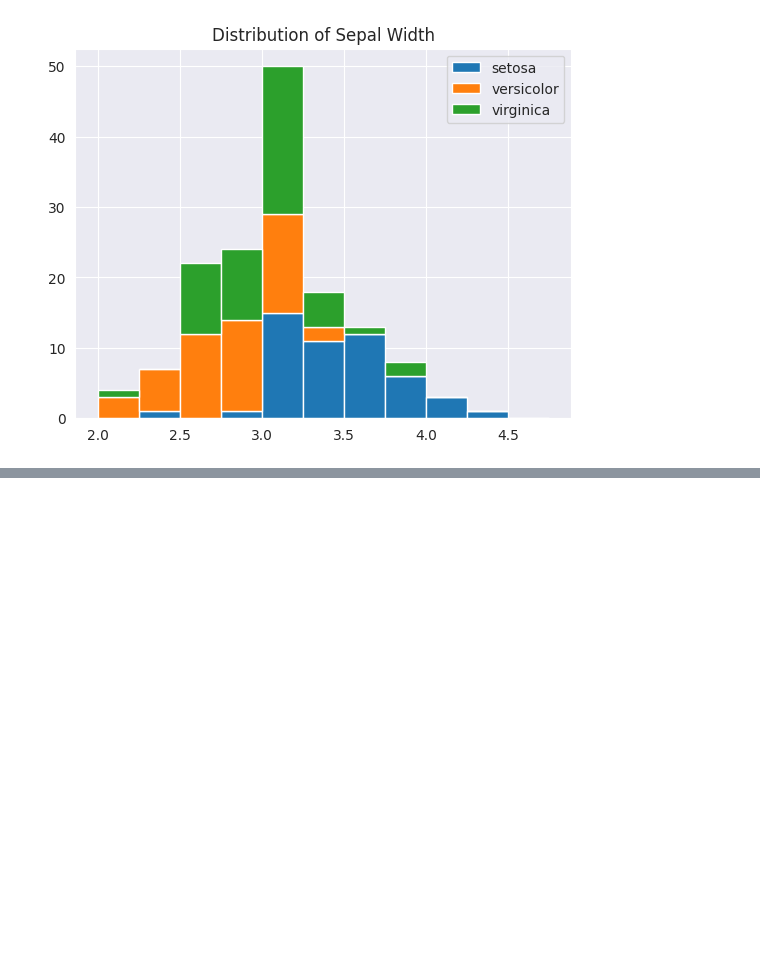
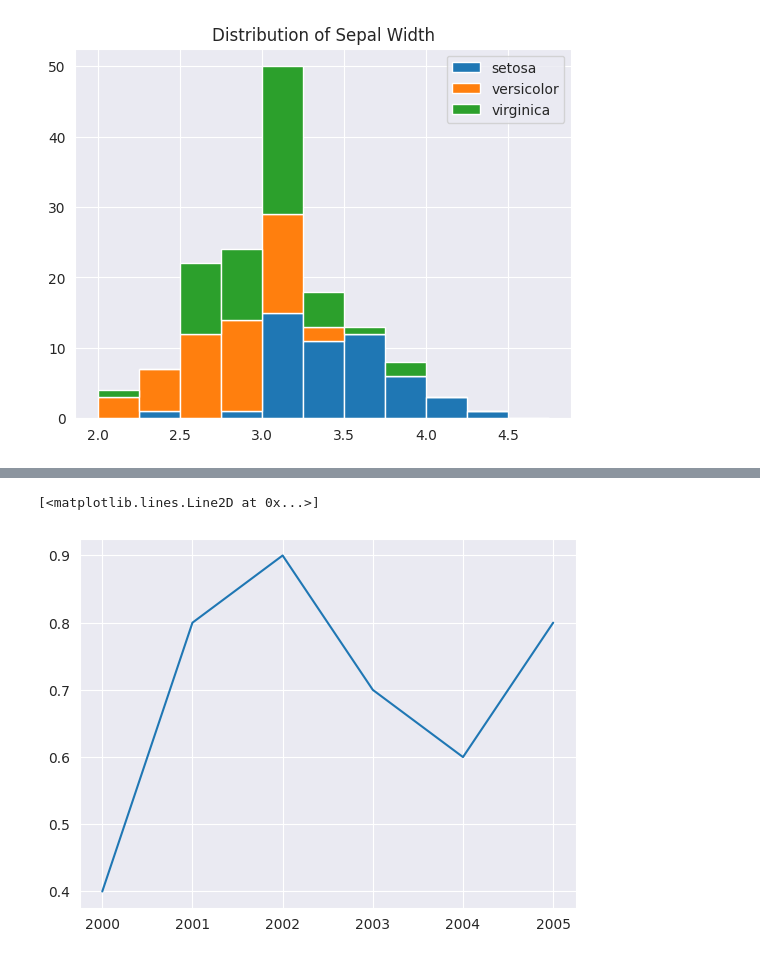
Before and after one commit to paras2003gupta/Machine_learning_google_colab, a Jupyter notebook: Jovian3(MatPlotLib+Seaborn).ipynb, the cells around one changed output, grey strips where cells are left out. Saved outputs shown, nothing was run; the diff lists cells and outputs as text; code cells hidden in the pictures; blank space fills up the shorter version.

```diff
--- a/Jovian3(MatPlotLib+Seaborn).ipynb
+++ b/Jovian3(MatPlotLib+Seaborn).ipynb
@@ -260,0 +264,8 @@ plt.legend(['setosa','versicolor','virginica'])
+# %%
+years = range(2000,2006)
+apples = [0.895,0.91,0.919,0.926,0.929,0.931]
+oranges = [0.4,0.8,0.9,0.7,0.6,0.80]
+plt.plot(years,oranges)
+# %% [output]
+[<matplotlib.lines.Line2D at 0x...>]
+[figure, added]
```
Also changed, not shown: parts of 19 cells of this notebook.
